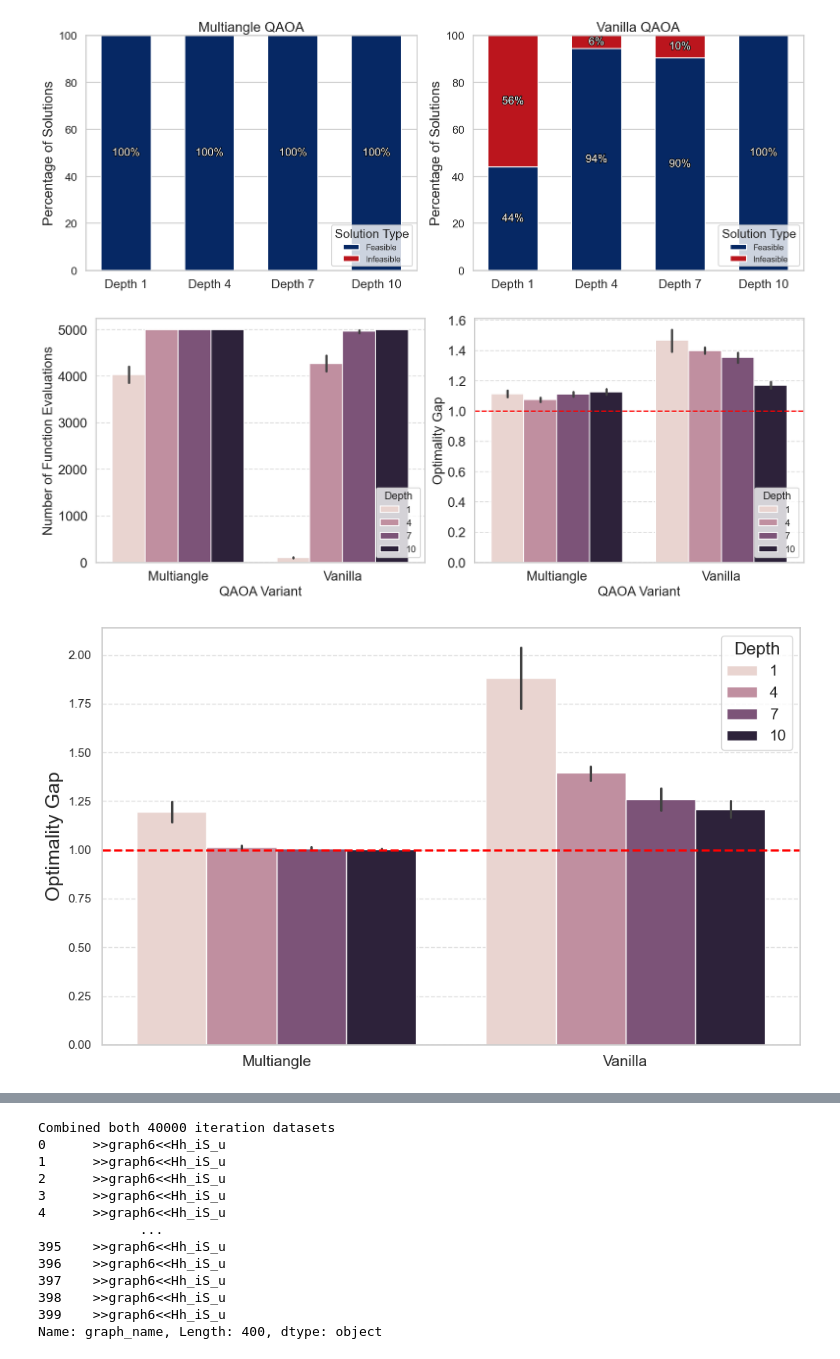
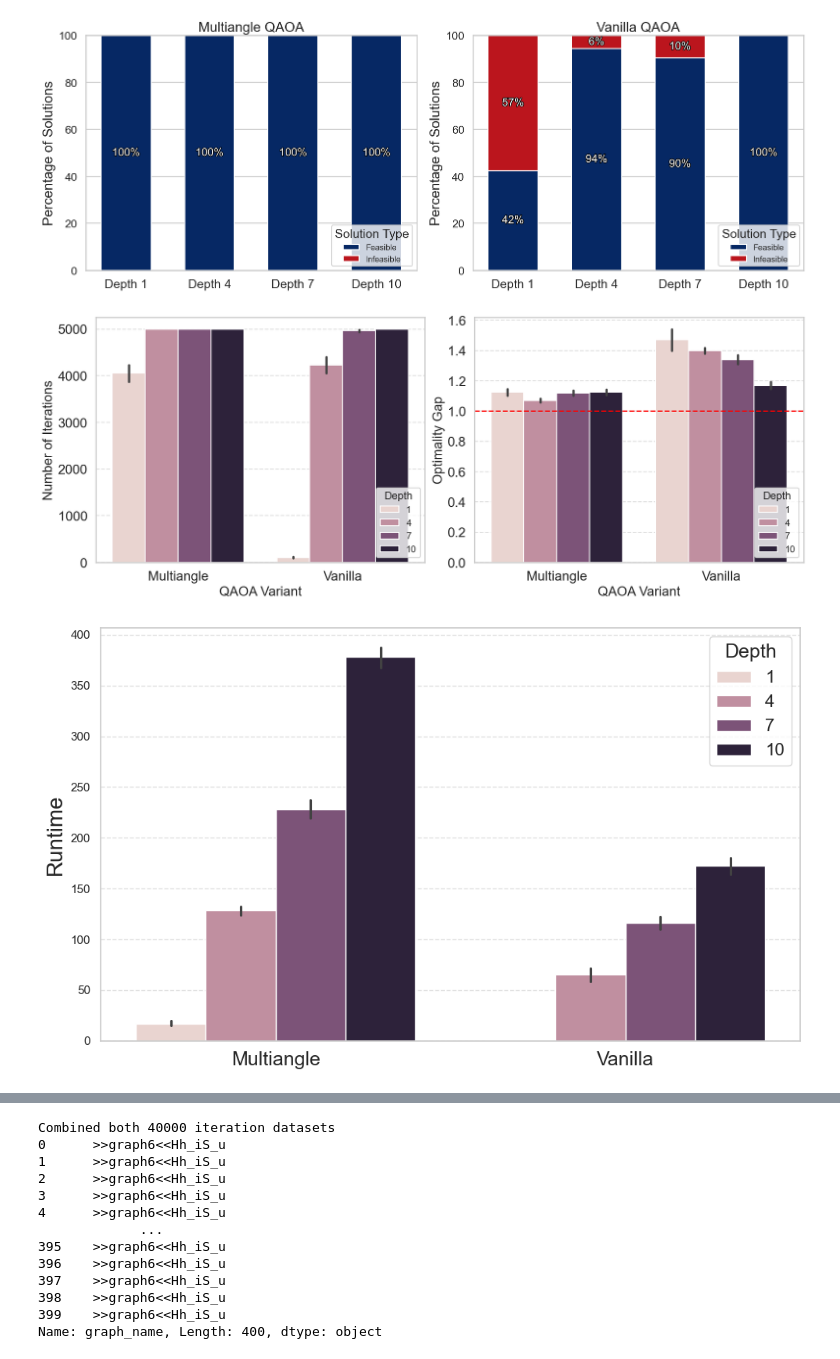
Before and after one commit to Smeidir/QAOA, a Jupyter notebook: results_visualizer.ipynb, the cells around one changed output, grey strips where cells are left out. Cells and saved outputs as stored; diff of their text form; code cells hidden in the pictures.

```diff
--- a/results_visualizer.ipynb
+++ b/results_visualizer.ipynb
@@ -105,6 +105,19 @@ results_lagrange['depth'] = results_lagrange['depth'].astype(int)
 
 problem = MaxCutProblem()
 
+new_sparse = pd.read_csv("results_rerun_sparse_statevector.csv")
+results.reset_index(inplace=True)
+print(len(results))
+old_sparse = results[(results['graph_name']=='>>graph6<<Hh_iS_u')&
+                     (results['backend_mode']=='statevector')& (results['warm_start']==False)]
+print(len(old_sparse))
+print(len(new_sparse))
+results.drop(index=old_sparse.index, inplace=True)
+print(len(results))
+
+results = pd.concat([results, new_sparse], ignore_index=True)
+print(len(results))
+
 graphs = problem.get_erdos_renyi_graphs_paper1()
 for g in graphs:
     # create a networkx graph from the rustworkx graph
@@ -131,8 +144,12 @@ for g in graphs: #lagrange version
     )
 results.rename(columns={'quantum_func_evals': 'Iterations'}, inplace=True)
 results_lagrange.rename(columns={'quantum_func_evals': 'Iterations'}, inplace=True)
+
+
+
 print('Results contain all statevector data and noisy data of vanilla p1 -> 7.\n'
 'Lagrangian contains only ideal and ma p = 1 and V p = 4.  \n' \
 'Infeasible column added, and depth converted to int.\n'
-'Renamed quantum_func_evals to Iterations.')
+'Renamed quantum_func_evals to Iterations.\n'
+'Updated sparse data with rerun results.\n')
 # %% [output]
@@ -1427,43 +1536,43 @@ overall_stats = df.groupby(['qaoa_variant'])[['Iterations', 'ratio']].agg({
     'ratio': ['mean', 'std']
 }).round(2)
 # %% [output]
-[figure, old version]
+[figure, new version]
 # %%
 #---------- Graph size 6 w infeasible-------------
 # Filter only graph size 6 data
 
 df_size_6 = results[results['graph_size'] == 6].copy()
 df_size_6 = df_size_6[df_size_6['warm_start']==False]
 df_size_6 = df_size_6[df_size_6['backend_mode']=='statevector']
 #df_size_6 = df_size_6[df_size_6['infeasible']==False]
 # Create figure
 plt.figure(figsize=(10, 6))
 
 # Set theme
 sns.set_theme(style="whitegrid", palette="colorblind")
 
 # Plot data
-sns.barplot(data=df_size_6, x="qaoa_variant", y="ratio", hue="depth")
+sns.barplot(data=df_size_6, x="qaoa_variant", y="time_elapsed", hue="depth")
 
 # Add horizontal line at ratio=1
-plt.axhline(y=1, color='red', linestyle='--', linewidth=2)
+#plt.axhline(y=1, color='red', linestyle='--', linewidth=2)
 
 # Customize plot
-plt.ylabel("Optimality Gap", fontsize=18)
-plt.legend(title="Depth", title_fontsize=16, fontsize=14)
+plt.ylabel("Runtime", fontsize=20)
+plt.legend(title="Depth", title_fontsize=18, fontsize=16)
 plt.grid(True, axis='y', linestyle='--', alpha=0.6)
 plt.xlabel(None)
 ax = plt.gca()
-ax.set_xticklabels([label.get_text().capitalize() for label in ax.get_xticklabels()], fontsize=14)
+ax.set_xticklabels([label.get_text().capitalize() for label in ax.get_xticklabels()], fontsize=18)
 
 
 
 plt.tight_layout()
-plt.savefig('CS_infeasible_smallgraph.pdf',bbox_inches='tight')
+plt.savefig('CS_infeasible_smallgraph_runtimes.pdf',bbox_inches='tight')
 
 plt.show()
 # %% [output]
-[figure, old version]
+[figure, new version]
 # %%
 import matplotlib.pyplot as plt
 import seaborn as sns
```
Also changed, not shown: parts of 12 cells of this notebook, 39 other files.
